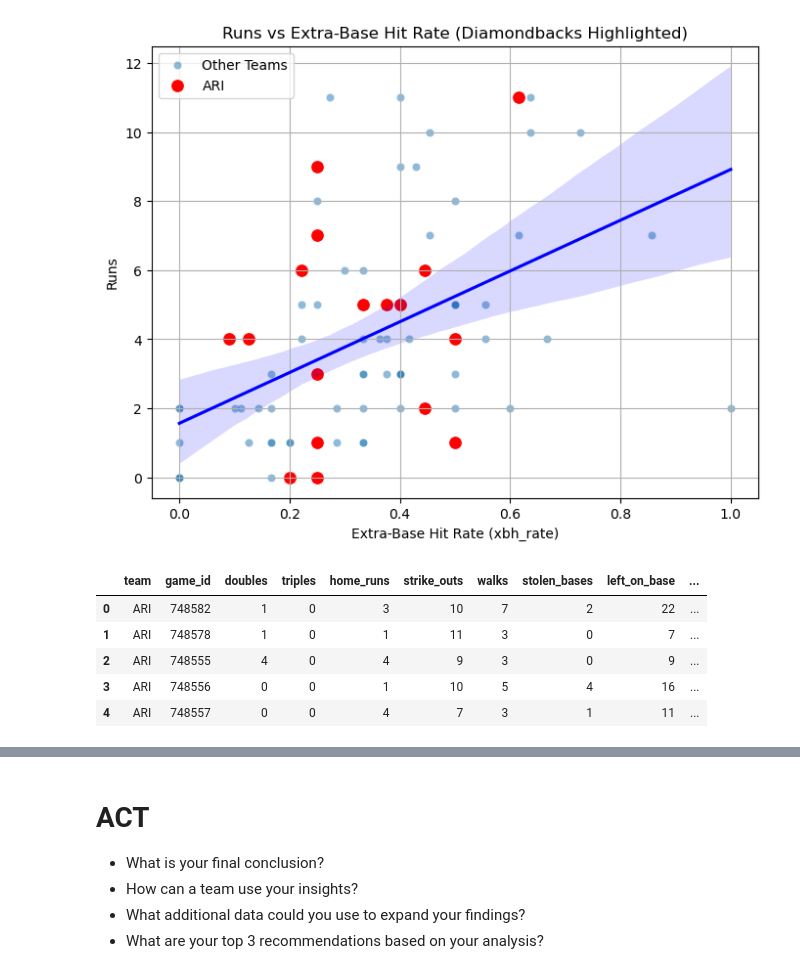
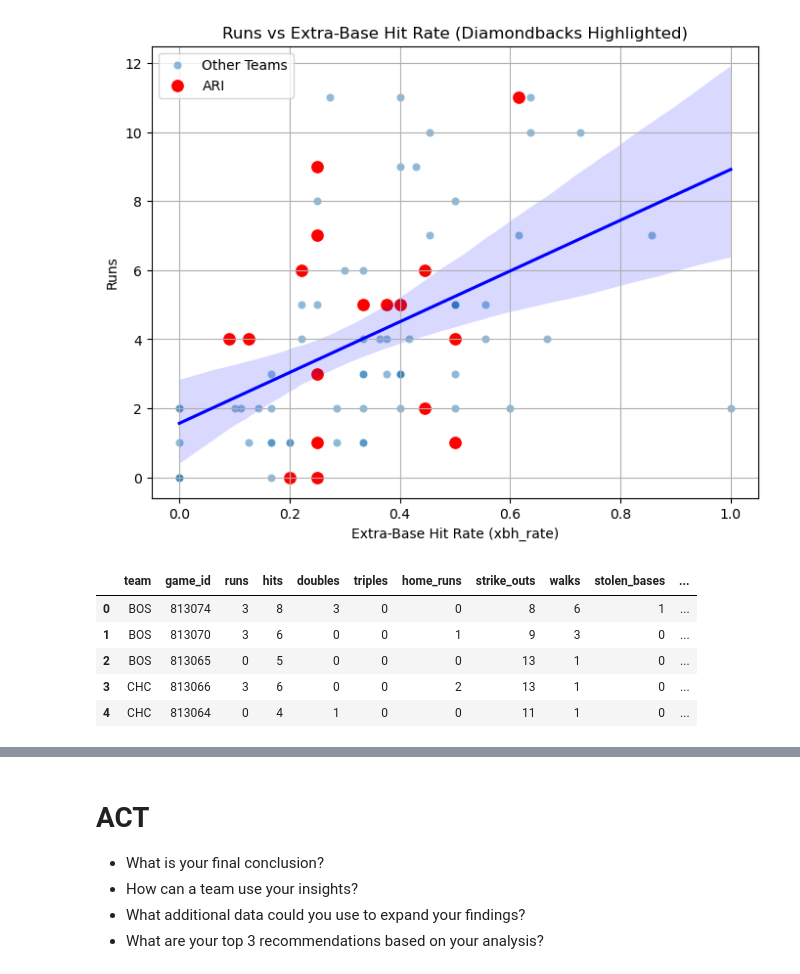
Before and after one commit to gesantel/MLBPS23, a Jupyter notebook: MLB23_PS_Offense.ipynb, the cells around one changed output, grey strips where cells are left out. Drawn from its saved outputs; the diff is of its cells as text; code cells hidden in the pictures.

```diff
--- a/MLB23_PS_Offense.ipynb
+++ b/MLB23_PS_Offense.ipynb
@@ -459 +457,12 @@ data2= pd.read_csv('mlb25_ps_offense.csv')
+# %%
+from postseason import get_postseason_hitting_by_year
+table = get_postseason_hitting_by_year(2025)
+table.head()
+# %% [output]
+|  | team | game_id | runs | hits | doubles | triples | home_runs | strike_outs | walks | stolen_bases | ... |
+| 0 | BOS | 813074 | 3 | 8 | 3 | 0 | 0 | 8 | 6 | 1 | ... |
+| 1 | BOS | 813070 | 3 | 6 | 0 | 0 | 1 | 9 | 3 | 0 | ... |
+| 2 | BOS | 813065 | 0 | 5 | 0 | 0 | 0 | 13 | 1 | 0 | ... |
+| 3 | CHC | 813066 | 3 | 6 | 0 | 0 | 2 | 13 | 1 | 0 | ... |
+| 4 | CHC | 813064 | 0 | 4 | 1 | 0 | 0 | 11 | 1 | 0 | ... |
 # %%
@@ -462,9 +470,0 @@ X_25 = data2.drop(['runs','hits'], axis = 1)
-# %%
-X.head()
-# %% [output]
-|  | team | game_id | doubles | triples | home_runs | strike_outs | walks | stolen_bases | left_on_base | ... |
-| 0 | ARI | 748582 | 1 | 0 | 3 | 10 | 7 | 2 | 22 | ... |
-| 1 | ARI | 748578 | 1 | 0 | 1 | 11 | 3 | 0 | 7 | ... |
-| 2 | ARI | 748555 | 4 | 0 | 4 | 9 | 3 | 0 | 9 | ... |
-| 3 | ARI | 748556 | 0 | 0 | 1 | 10 | 5 | 4 | 16 | ... |
-| 4 | ARI | 748557 | 0 | 0 | 4 | 7 | 3 | 1 | 11 | ... |
```
Also changed, not shown: parts of 8 cells of this notebook, 3 other files.
